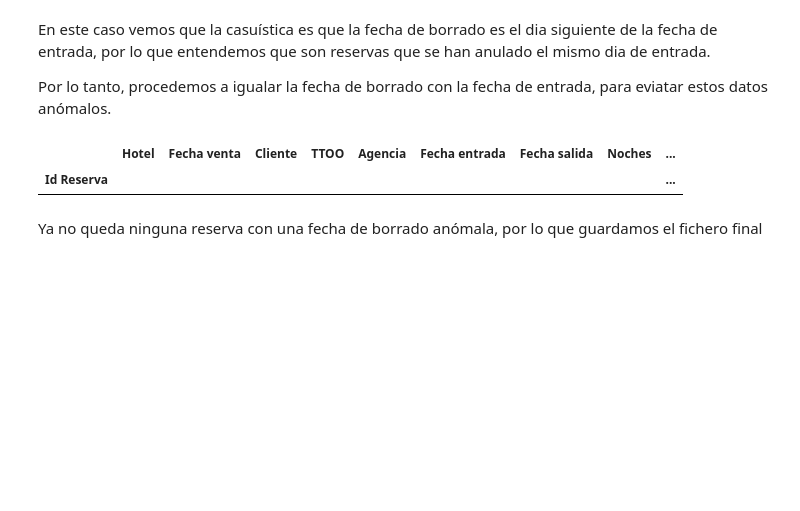
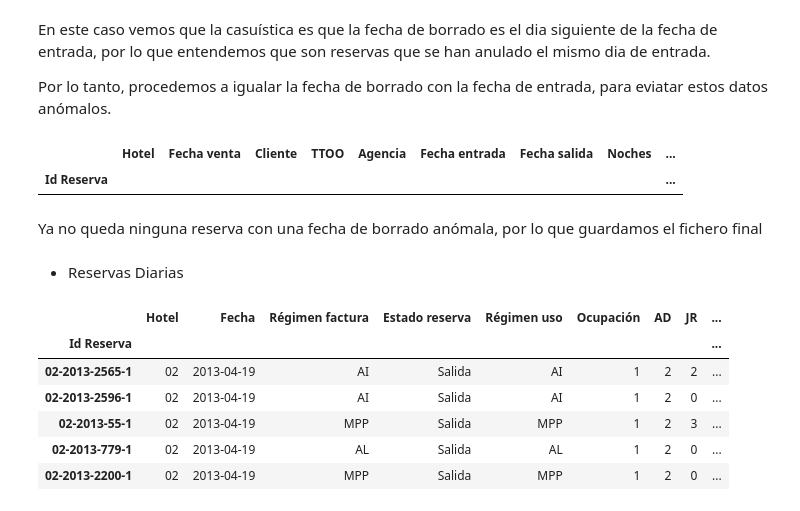
Before and after one commit to bernatrm/UOC.BRM.TestTFM, a Jupyter notebook: 01-ExploraDatosReservas.ipynb, the cells around one changed output. Drawn from its saved outputs; the diff is of its cells as text; code cells hidden in the pictures; blank space fills up the shorter version.

```diff
--- a/01-ExploraDatosReservas.ipynb
+++ b/01-ExploraDatosReservas.ipynb
@@ -348,0 +349,19 @@ all_reservas_clean.to_parquet(tfm.getPathToCleanedHistoricalReservasHotel("parqu
+# %% [markdown]
+* Reservas Diarias
+# %%
+all_reservas_diarias = pd.DataFrame()
+for hotel in tfm.hoteles:
+    file = tfm.getPathToProcessedHistoricalReservasDiariasHotel(hotel, "parquet")
+
+    current_data = pd.read_parquet(file).set_index("Id Reserva")
+    all_reservas_diarias = pd.concat([all_reservas_diarias, current_data])
+# %%
+all_reservas_diarias.head()
+# %% [output]
+|  | Hotel | Fecha | Régimen factura | Estado reserva | Régimen uso | Ocupación | AD | JR | ... |
+| Id Reserva |  |  |  |  |  |  |  |  | ... |
+| 02-2013-2565-1 | 02 | 2013-04-19 | AI | Salida | AI | 1 | 2 | 2 | ... |
+| 02-2013-2596-1 | 02 | 2013-04-19 | AI | Salida | AI | 1 | 2 | 0 | ... |
+| 02-2013-55-1 | 02 | 2013-04-19 | MPP | Salida | MPP | 1 | 2 | 3 | ... |
+| 02-2013-779-1 | 02 | 2013-04-19 | AL | Salida | AL | 1 | 2 | 0 | ... |
+| 02-2013-2200-1 | 02 | 2013-04-19 | MPP | Salida | MPP | 1 | 2 | 0 | ... |
```
Also changed, not shown: parts of 4 cells of this notebook, 4 other files.
